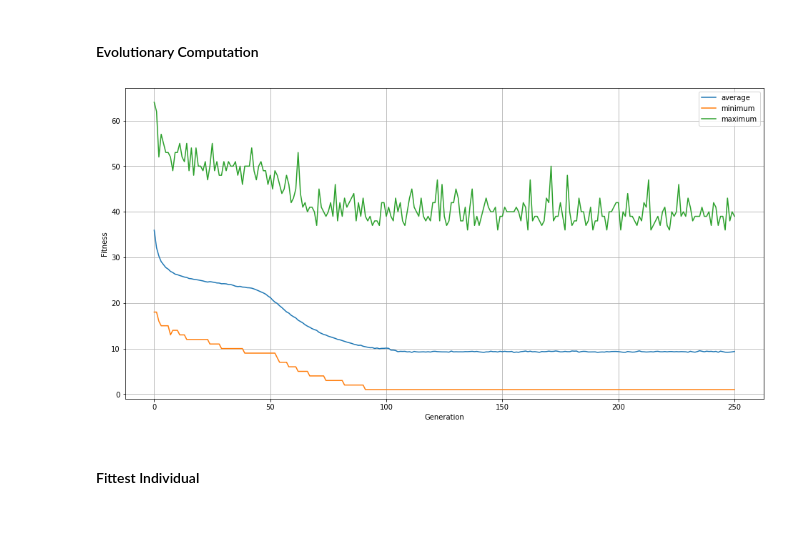
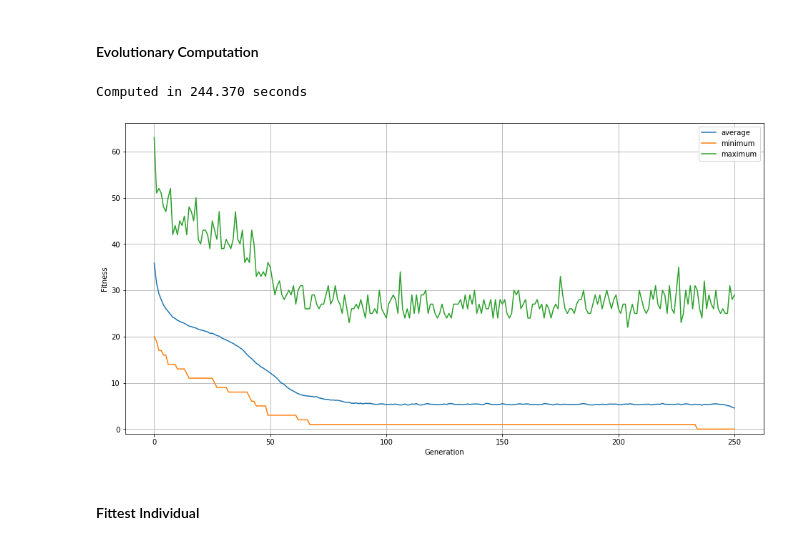
Before and after one commit to concision/n-queens, a Jupyter notebook: notebook.ipynb, the cells around one changed output. Cells and saved outputs as stored; diff of their text form; code cells hidden in the pictures.

```diff
--- a/notebook.ipynb
+++ b/notebook.ipynb
@@ -61,6 +78,8 @@ def evolution(*,
       mutation_rate: float,
       mutation_function: Tuple[Callable, dict],
 ):
+    start_time = time()
+
     toolbox = base.Toolbox()
 
     # register population generators
@@ -70,9 +89,11 @@ def evolution(*,
     # register fitness evaluation function
     toolbox.register("evaluate", lambda individual: (fitness_evaluation(individual),))
 
-    # register possible genetic mutations
+    # register mutators for individuals
     toolbox.register("mate", tools.cxTwoPoint)
     toolbox.register("mutate", mutation_function[0], **mutation_function[1])
+
+    # register next generation selection function
     toolbox.register("select", tools.selTournament, tournsize=4)
 
     # generation statistics logging
@@ -94,5 +115,5 @@ def evolution(*,
         stats=stats, halloffame=hall_of_fame, verbose=False,
     )
 
-    # return statistics log and the fittest individual
-    return log, hall_of_fame[0]
+    # return duration, statistics log, and the fittest individual
+    return time() - start_time, log, hall_of_fame[0]
@@ -306,8 +331,12 @@ Positions: [0, 7, 5, 3, 6, 4, 2, 1]
 Time complexity: `O(|queens|^2)`
-# %%
-def evaluate_row_indexed_fitness(individual: List[int]) -> float:
-    dimension = len(individual)
-    return evaluate_position_indexed_fitness([dimension * i + individual[i] for i in range(dimension)])
+# %%
+def evaluate_row_indexed_fitness(individual: List[int]) -> float:
+    fitness: float = 0
+    for x in range(len(individual)):
+        for y in range(x + 1, len(individual)):
+            if individual[x] == individual[y] or abs(x - y) == abs(individual[x] - individual[y]):
+                fitness += 1
+    return fitness
 # %% [markdown]
 ### Evolutionary Algorithm on a 8x8 Board
 # %% [markdown]
@@ -391,18 +424,20 @@ Fitness: 1.0
 # %% [markdown]
 #### Evolutionary Computation
 # %%
-log, fittest_individual_r32 = evolution(
+duration, log, fittest_individual_r32 = evolution(
     individual_generator=lambda: random.choices(range(32), k=32),
     fitness_evaluation=evaluate_row_indexed_fitness,
-    population_size=10000,
+    population_size=5000,
     generations=250,
     crossover_rate=.5,
     mutation_rate=.5,
-    mutation_function=(tools.mutUniformInt, {"low": 0, "up": 32 - 1, "indpb": .25})
+    mutation_function=(tools.mutUniformInt, {"low": 0, "up": 32 - 1, "indpb": .125})
 )
+print(f"Computed in {duration:.3f} seconds")
 plot_generations(*log.select("gen", "avg", "min", "max"))
 # %% [output]
+Computed in 244.370 seconds
-[figure, old version]
+[figure, new version]
 # %% [markdown]
 #### Fittest Individual
 # %%
```
Also changed, not shown: parts of 30 cells of this notebook.
